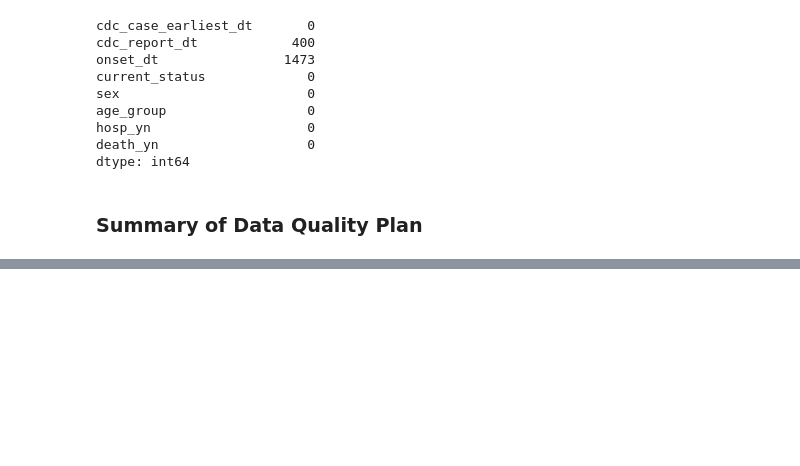
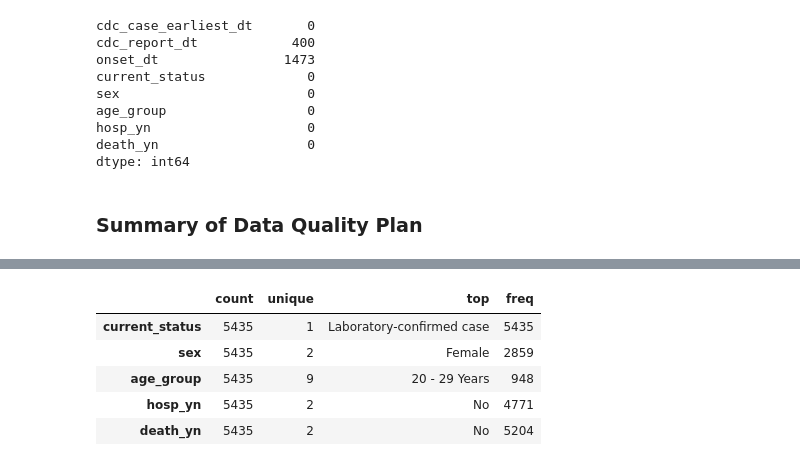
Before and after one commit to Jamtd1/DataAnalytics-Data-Analysing, a Jupyter notebook: Assignment 1/Homework1/2020-Homework1-Notebook-Cont.ipynb, the cells around one changed output, grey strips where cells are left out. Drawn from its saved outputs; the diff is of its cells as text; code cells hidden in the pictures; blank space fills up the shorter version.

```diff
--- a/Assignment 1/Homework1/2020-Homework1-Notebook-Cont.ipynb
+++ b/Assignment 1/Homework1/2020-Homework1-Notebook-Cont.ipynb
@@ -898,0 +916,10 @@ dtype: int64
+# %%
+# Print table with categorical statistics
+df.select_dtypes(['category']).describe().T
+# %% [output]
+|  | count | unique | top | freq |
+| current_status | 5435 | 1 | Laboratory-confirmed case | 5435 |
+| sex | 5435 | 2 | Female | 2859 |
+| age_group | 5435 | 9 | 20 - 29 Years | 948 |
+| hosp_yn | 5435 | 2 | No | 4771 |
+| death_yn | 5435 | 2 | No | 5204 |
```
Also changed, not shown: parts of 6 cells of this notebook.
